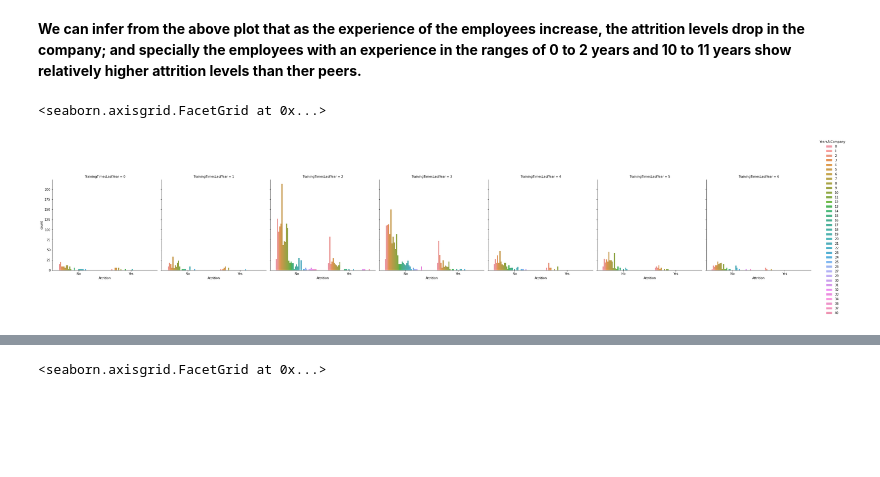
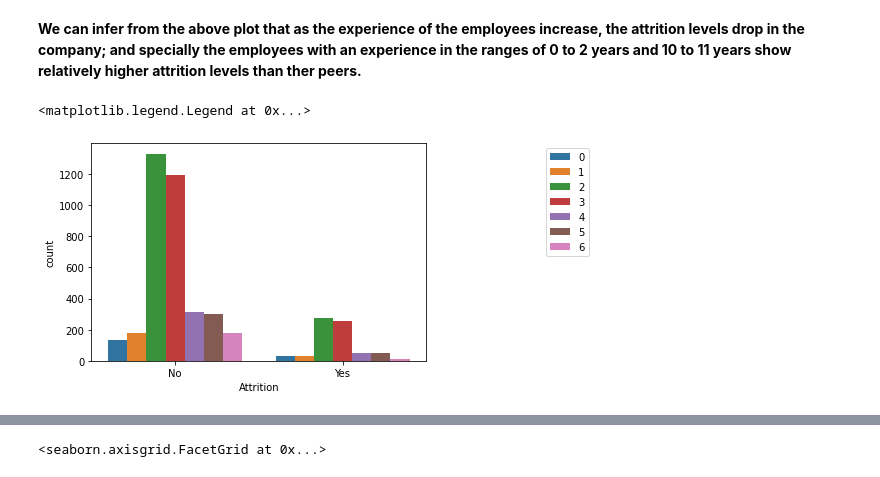
Before and after one commit to Titashmkhrj/HR_analytics_project, a Jupyter notebook: code_file.ipynb, the cells around one changed output, grey strips where cells are left out. Drawn from its saved outputs; the diff is of its cells as text; code cells hidden in the pictures; blank space fills up the shorter version.

Commit message:
added analysis of the data utilising visualizations.

```diff
--- a/code_file.ipynb
+++ b/code_file.ipynb
@@ -469,8 +468,9 @@ plt.legend(bbox_to_anchor=(1.5,1), loc="upper right")
 # %% [markdown]
 **We can infer from the above plot that as the experience of the employees increase, the attrition levels drop in the company; and specially the employees with an experience in the ranges of 0 to 2 years and 10 to 11 years show relatively higher attrition levels than ther peers.**
 # %%
-# TrainingTimesLastYear YearsAtCompany
-sns.catplot(x='Attrition', hue= 'YearsAtCompany', col='TrainingTimesLastYear', data=data, kind='count')
+# TrainingTimesLastYear and Attrition
+sns.countplot(x='Attrition', hue= 'TrainingTimesLastYear', data=data)
+plt.legend(bbox_to_anchor=(1.5,1), loc="upper right")
 # %% [output]
-<seaborn.axisgrid.FacetGrid at 0x...>
+<matplotlib.legend.Legend at 0x...>
-[figure, old version]
+[figure, new version]
```
Also changed, not shown: parts of 13 cells of this notebook.
